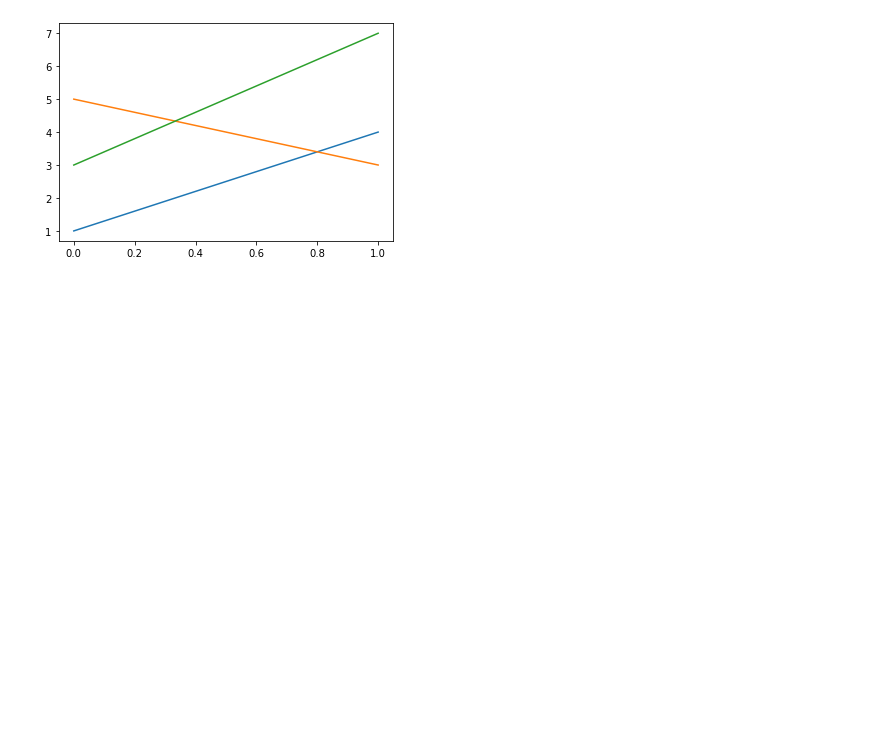
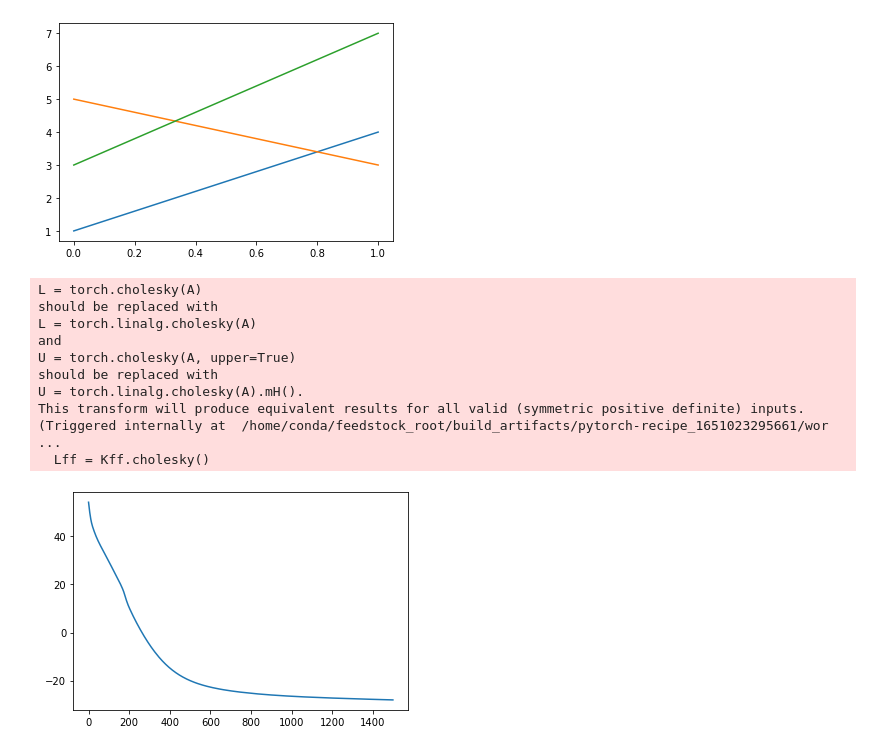
Before and after one commit to eyhl/premis, a Jupyter notebook: notebooks/gp_thickness.ipynb, the cells around one changed output. Saved outputs shown, nothing was run; the diff lists cells and outputs as text; code cells hidden in the pictures; blank space fills up the shorter version.

```diff
--- a/notebooks/gp_thickness.ipynb
+++ b/notebooks/gp_thickness.ipynb
@@ -173,0 +319,25 @@ plt.plot(X)
+# %%
+# initialize the kernel, likelihood, and model
+pyro.clear_param_store()
+kernel = gp.kernels.RBF(input_dim=1)
+likelihood = gp.likelihoods.Gaussian()
+
+# turn on "whiten" flag for more stable optimization
+vsgp = VariationalGP(X_train_tensor.view(-1,), y_train_tensor.view(-1,), kernel, likelihood=likelihood, whiten=True)
+# %%
+# instead of defining our own training loop, we will
+# use the built-in support provided by the GP module
+num_steps = 1500
+losses = gp.util.train(vsgp, num_steps=num_steps)
+plt.plot(losses);
+# %% [output]
+L = torch.cholesky(A)
+should be replaced with
+L = torch.linalg.cholesky(A)
+and
+U = torch.cholesky(A, upper=True)
+should be replaced with
+U = torch.linalg.cholesky(A).mH().
+This transform will produce equivalent results for all valid (symmetric positive definite) inputs. (Triggered internally at  /home/conda/feedstock_root/build_artifacts/pytorch-recipe_1651023295661/wor ...
+  Lff = Kff.cholesky()
+[figure, added]
```
Also changed, not shown: parts of 45 cells of this notebook, 1 other file.
